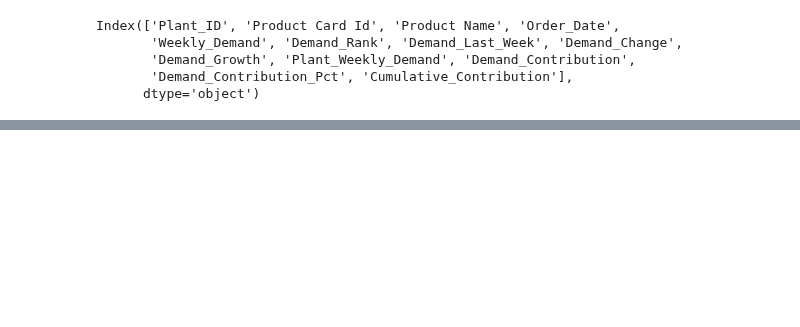
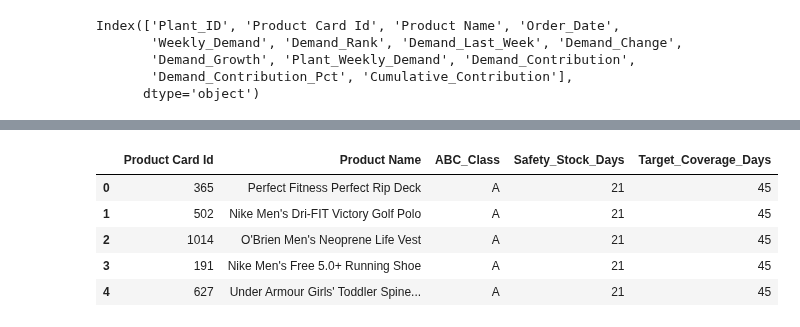
Before and after one commit to rsm-chl307/SupplyChain_Control_Tower_DataCo, a Jupyter notebook: notebooks/02_risk_metrics.ipynb, the cells around one changed output, grey strips where cells are left out. Cells and saved outputs as stored; diff of their text form; code cells hidden in the pictures; blank space fills up the shorter version.

```diff
--- a/notebooks/02_risk_metrics.ipynb
+++ b/notebooks/02_risk_metrics.ipynb
@@ -566,0 +756,25 @@ top_product_driver.to_csv(
+# %%
+# Inventory policy derived from ABC classification
+
+inventory_policy = (
+    product_abc[
+        [
+            "Product Card Id",
+            "Product Name",
+            "ABC_Class"
+        ]
+    ]
+    .copy()
+)
+# %%
+# Minimum inventory coverage requirement
+
+inventory_policy["Safety_Stock_Days"] = (
+    inventory_policy["ABC_Class"]
+    .map(
+        {
+            k: v["Safety_Stock_Days"]
+            for k, v in inventory_policy_mapping.items()
+        }
+    )
+)
@@ -566,0 +790,20 @@ top_product_driver.to_csv(
+# %%
+# Target inventory coverage level
+
+inventory_policy["Target_Coverage_Days"] = (
+    inventory_policy["ABC_Class"]
+    .map(
+        {
+            k: v["Target_Coverage_Days"]
+            for k, v in inventory_policy_mapping.items()
+        }
+    )
+)
+inventory_policy.head()
+# %% [output]
+|  | Product Card Id | Product Name | ABC_Class | Safety_Stock_Days | Target_Coverage_Days |
+| 0 | 365 | Perfect Fitness Perfect Rip Deck | A | 21 | 45 |
+| 1 | 502 | Nike Men's Dri-FIT Victory Golf Polo | A | 21 | 45 |
+| 2 | 1014 | O'Brien Men's Neoprene Life Vest | A | 21 | 45 |
+| 3 | 191 | Nike Men's Free 5.0+ Running Shoe | A | 21 | 45 |
+| 4 | 627 | Under Armour Girls' Toddler Spine... | A | 21 | 45 |
```
Also changed, not shown: parts of 17 cells of this notebook, 4 other files.
